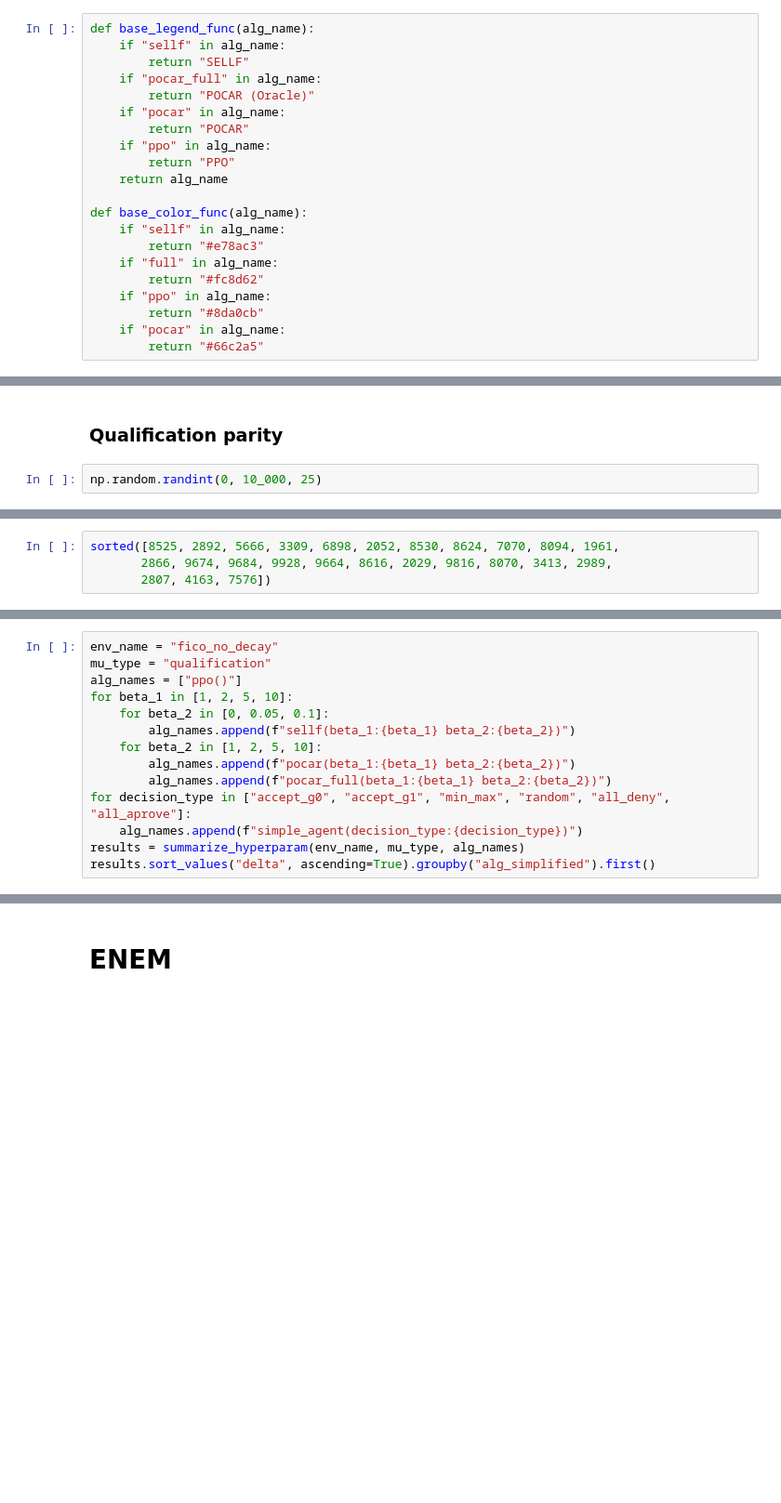
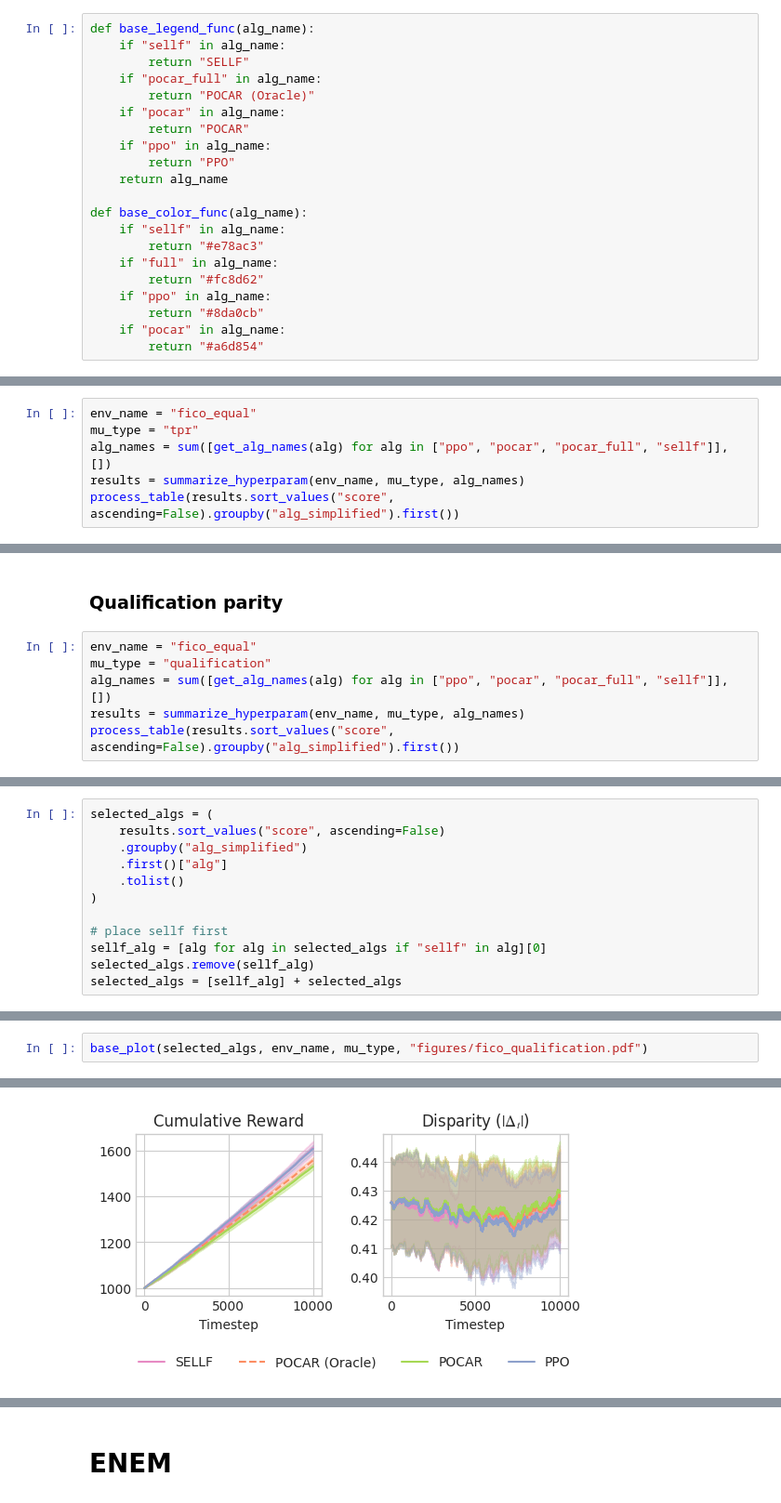
Before and after one commit to hiaac-finance/sellf, a Jupyter notebook: lending_experiment/figures.ipynb, the cells around one changed output, grey strips where cells are left out. Shown: that part at 93% size. Saved outputs shown, nothing was run; the diff lists cells and outputs as text; blank space fills up the shorter version.

```diff
--- a/lending_experiment/figures.ipynb
+++ b/lending_experiment/figures.ipynb
@@ -81,4 +97,4 @@ def base_color_func(alg_name):
     if "ppo" in alg_name:
         return "#8da0cb"
     if "pocar" in alg_name:
-        return "#66c2a5"
+        return "#a6d854"
@@ -428,0 +518,6 @@ results.sort_values("score", ascending=False).groupby("alg_simplified").first()
+# %%
+env_name = "fico_equal"
+mu_type = "tpr"
+alg_names = sum([get_alg_names(alg) for alg in ["ppo", "pocar", "pocar_full", "sellf"]], [])
+results = summarize_hyperparam(env_name, mu_type, alg_names)
+process_table(results.sort_values("score", ascending=False).groupby("alg_simplified").first())
@@ -657,5 +719,9 @@ plt.show()
 # %% [markdown]
 ### Qualification parity
 # %%
-np.random.randint(0, 10_000, 25)
+env_name = "fico_equal"
+mu_type = "qualification"
+alg_names = sum([get_alg_names(alg) for alg in ["ppo", "pocar", "pocar_full", "sellf"]], [])
+results = summarize_hyperparam(env_name, mu_type, alg_names)
+process_table(results.sort_values("score", ascending=False).groupby("alg_simplified").first())
 # %% [output]
@@ -665,4 +733,12 @@ array([8525, 2892, 5666, 3309, 6898, 2052, 8530, 8624, 7070, 8094, 1961,
 # %%
-sorted([8525, 2892, 5666, 3309, 6898, 2052, 8530, 8624, 7070, 8094, 1961,
-       2866, 9674, 9684, 9928, 9664, 8616, 2029, 9816, 8070, 3413, 2989,
-       2807, 4163, 7576])
+selected_algs = (
+    results.sort_values("score", ascending=False)
+    .groupby("alg_simplified")
+    .first()["alg"]
+    .tolist()
+)
+
+# place sellf first
+sellf_alg = [alg for alg in selected_algs if "sellf" in alg][0]
+selected_algs.remove(sellf_alg)
+selected_algs = [sellf_alg] + selected_algs
@@ -687,15 +745,3 @@ sorted([8525, 2892, 5666, 3309, 6898, 2052, 8530, 8624, 7070, 8094, 1961,
 # %%
-env_name = "fico_no_decay"
-mu_type = "qualification"
-alg_names = ["ppo()"]
-for beta_1 in [1, 2, 5, 10]:
-    for beta_2 in [0, 0.05, 0.1]:
-        alg_names.append(f"sellf(beta_1:{beta_1} beta_2:{beta_2})")
-    for beta_2 in [1, 2, 5, 10]:
-        alg_names.append(f"pocar(beta_1:{beta_1} beta_2:{beta_2})")
-        alg_names.append(f"pocar_full(beta_1:{beta_1} beta_2:{beta_2})")
-for decision_type in ["accept_g0", "accept_g1", "min_max", "random", "all_deny", "all_aprove"]:
-    alg_names.append(f"simple_agent(decision_type:{decision_type})")
-results = summarize_hyperparam(env_name, mu_type, alg_names)
-results.sort_values("delta", ascending=True).groupby("alg_simplified").first()
+base_plot(selected_algs, env_name, mu_type, "figures/fico_qualification.pdf")
 # %% [output]
@@ -705,0 +748 @@ results.sort_values("delta", ascending=True).groupby("alg_simplified").first()
+[figure, added]
```
Also changed, not shown: parts of 33 cells of this notebook, 3 other files.
